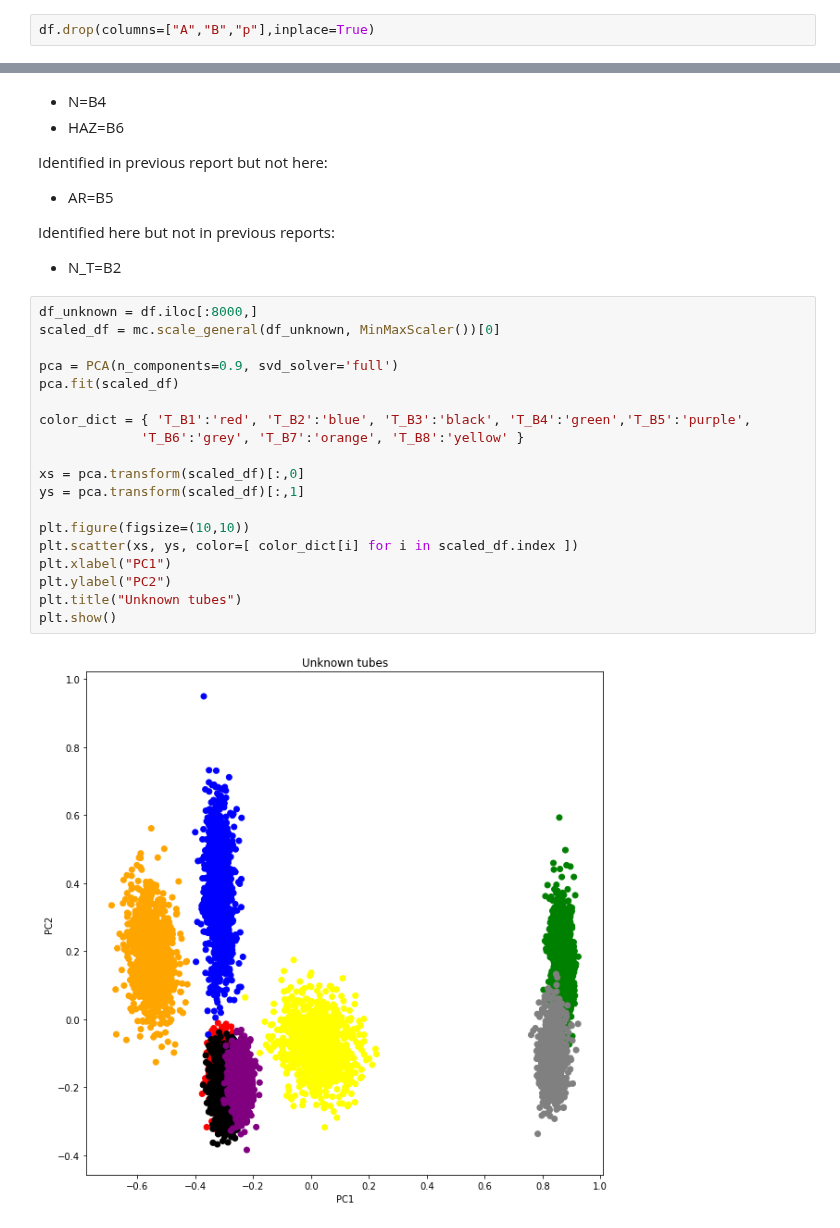
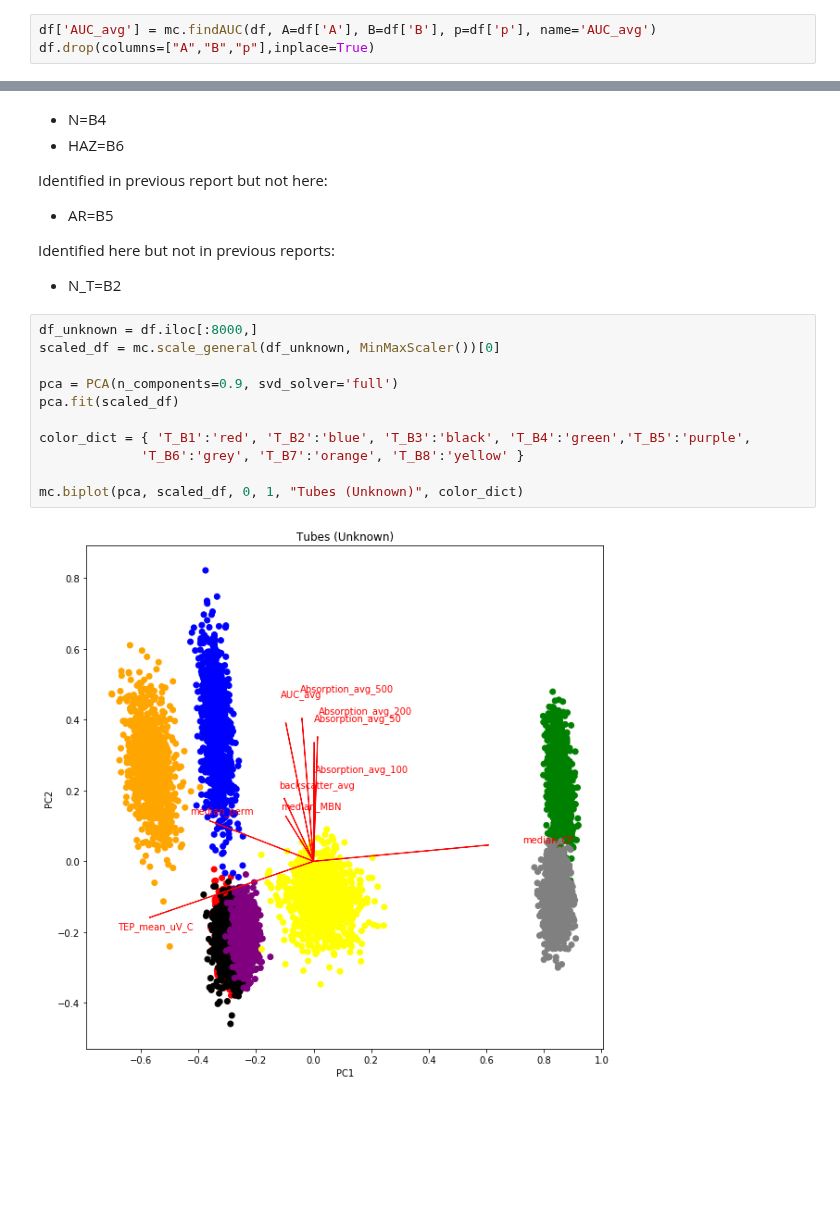
Before and after one commit to Marie-anneMawhin/Oct20_EPRI, a Jupyter notebook: Task1/NB/NB_modeling/model_kmeans_simulated.ipynb, the cells around one changed output, grey strips where cells are left out. Drawn from its saved outputs; the diff is of its cells as text; blank space fills up the shorter version.

Commit message:
converted simulated pca to biplots and added function to script

```diff
--- a/Task1/NB/NB_modeling/model_kmeans_simulated.ipynb
+++ b/Task1/NB/NB_modeling/model_kmeans_simulated.ipynb
@@ -54,6 +55,7 @@ df.head(20)
 
 There were some errors calculating the AUC value so for now the parameters are just dropped.
 # %%
+df['AUC_avg'] = mc.findAUC(df, A=df['A'], B=df['B'], p=df['p'], name='AUC_avg')
 df.drop(columns=["A","B","p"],inplace=True)
 # %% [markdown]
 ## Scaling values
@@ -99,21 +93,13 @@ Identified here but not in previous reports:
 # %%
 df_unknown = df.iloc[:8000,]
 scaled_df = mc.scale_general(df_unknown, MinMaxScaler())[0]
 
 pca = PCA(n_components=0.9, svd_solver='full')
 pca.fit(scaled_df)
 
 color_dict = { 'T_B1':'red', 'T_B2':'blue', 'T_B3':'black', 'T_B4':'green','T_B5':'purple',
              'T_B6':'grey', 'T_B7':'orange', 'T_B8':'yellow' }
 
-xs = pca.transform(scaled_df)[:,0]
-ys = pca.transform(scaled_df)[:,1]
-
-plt.figure(figsize=(10,10))
-plt.scatter(xs, ys, color=[ color_dict[i] for i in scaled_df.index ])
-plt.xlabel("PC1")
-plt.ylabel("PC2")
-plt.title("Unknown tubes")
-plt.show()
+mc.biplot(pca, scaled_df, 0, 1, "Tubes (Unknown)", color_dict)
 # %% [output]
-[figure, old version]
+[figure, new version]
```
Also changed, not shown: parts of 3 cells of this notebook, 1 other file.
